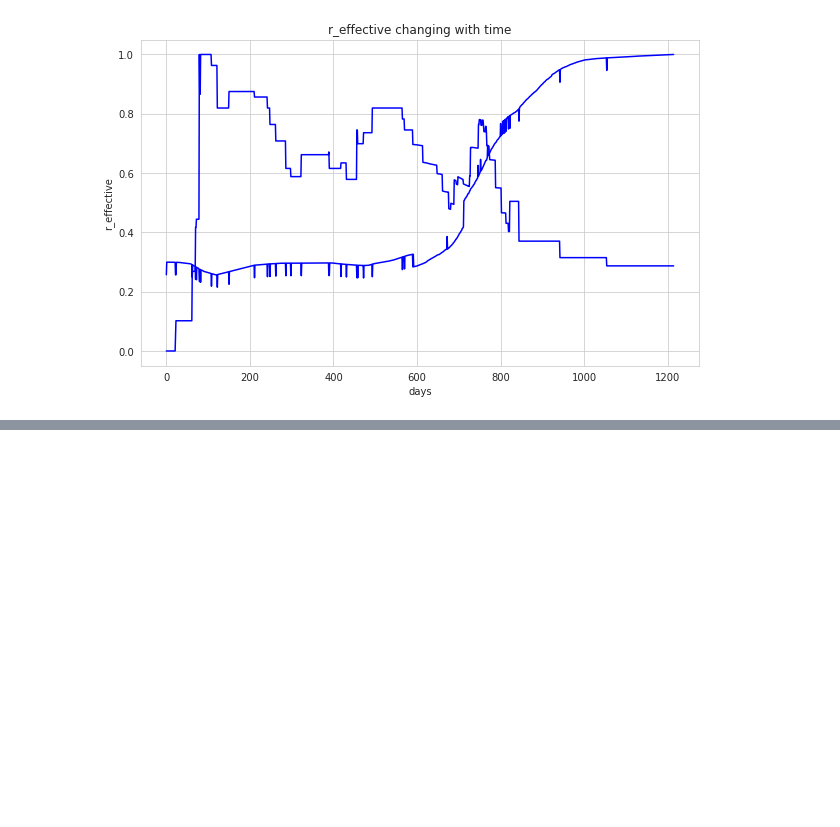
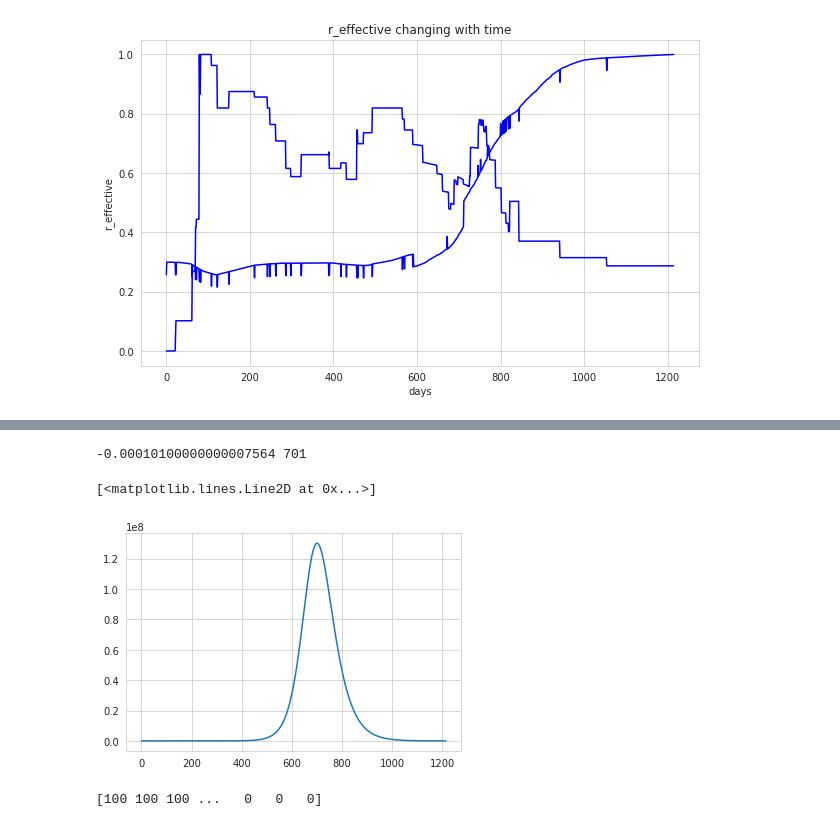
Before and after one commit to psymbio/sir_rl, a Jupyter notebook: 02_data_calibration.ipynb, the cells around one changed output, grey strips where cells are left out. Cells and saved outputs as stored; diff of their text form; code cells hidden in the pictures; blank space fills up the shorter version.

Commit message:
lockdown model

```diff
--- a/02_data_calibration.ipynb
+++ b/02_data_calibration.ipynb
@@ -320,0 +452,32 @@ plt.show()
+# %%
+store_S_fakemoves = []
+store_I_fakemoves = []
+store_R_fakemoves = []
+
+for ith_day in range(0, days_difference + 1):
+    t = np.linspace(0, ith_day, ith_day+1)
+    stringency_index = stringency_moves[ith_day]
+    beta_for_stringency = time_varying_beta(optimal_beta, optimal_stringency_weight, stringency_index)
+    predictions = odeint(deriv, y0, t, args=(N, beta_for_stringency, optimal_gamma))
+    S, I, R = predictions.T
+    store_S_fakemoves.append(S[-1])
+    store_I_fakemoves.append(I[-1])
+    store_R_fakemoves.append(R[-1])
+
+# TODO: experimenting with stringency_weight here
+# betas = time_varying_beta(optimal_beta, optimal_stringency_weight, stringency_moves)
+
+for current_value_of_stringency_weight in np.arange(-1e-3, -1e-4, 1e-6):
+    betas = time_varying_beta(optimal_beta, current_value_of_stringency_weight, stringency_moves)
+    r0 = betas/optimal_gamma
+
+    df["S_modelled_fakemoves"] = store_S_fakemoves
+    df["I_modelled_fakemoves"] = store_I_fakemoves
+    df["R_modelled_fakemoves"] = store_R_fakemoves
+    df["r_eff_actual_fakemoves"] = r0 * df["S_modelled_fakemoves"]/df["N"]
+    first_time_r_eff_1 = next((t for t, r_eff in zip(df.index, df['r_eff_actual_fakemoves']) if r_eff <= 1), None)
+    print(current_value_of_stringency_weight, first_time_r_eff_1)
+
+    # this is strange because there's a sharp inflection in the model, if the stringency is greater than -0.0002999999999999982
+    # r_eff day is zero and below that it jumps to 701 directly. This should probably be a little more
+    # smoother so that the effect of stringency
@@ -320,0 +502,30 @@ plt.show()
+# %%
+betas = time_varying_beta(optimal_beta, optimal_stringency_weight, stringency_moves)
+r0 = betas/optimal_gamma
+
+df["S_modelled_fakemoves"] = store_S_fakemoves
+df["I_modelled_fakemoves"] = store_I_fakemoves
+df["R_modelled_fakemoves"] = store_R_fakemoves
+df["r_eff_actual_fakemoves"] = r0 * df["S_modelled_fakemoves"]/df["N"]
+# %% [output]
+-0.00010100000000007564 701
+# %%
+plt.plot(df['I_modelled_fakemoves'])
+# %% [output]
+[<matplotlib.lines.Line2D at 0x...>]
+[figure, added]
+# %%
+# try the reward function with our set of steps and see the results:
+
+stringency_moves = []
+for i in range(0, days_difference + 1):
+    if i < 300:
+        stringency_move = 100
+    else:
+        stringency_move = 0
+    stringency_moves.append(stringency_move)
+
+stringency_moves = np.array(stringency_moves)
+print(stringency_moves)
+# %% [output]
+[100 100 100 ...   0   0   0]
```
Also changed, not shown: parts of 21 cells of this notebook, 13 other files.
